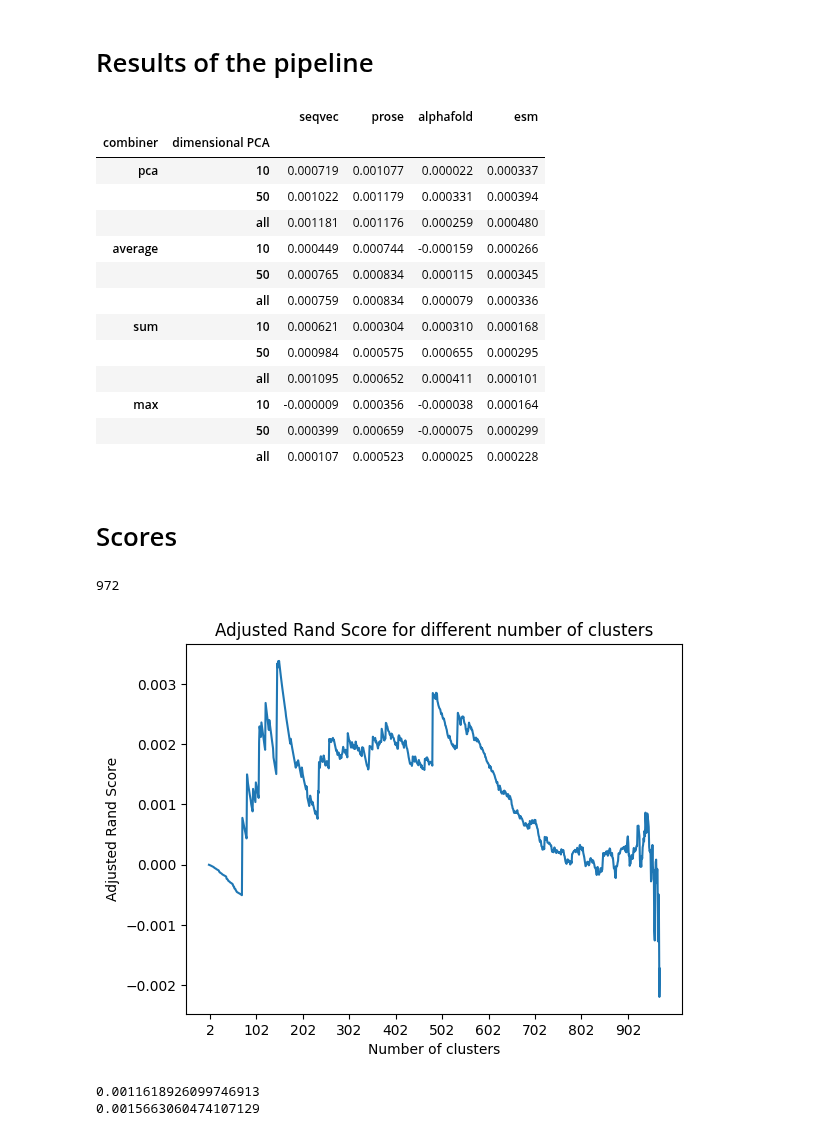
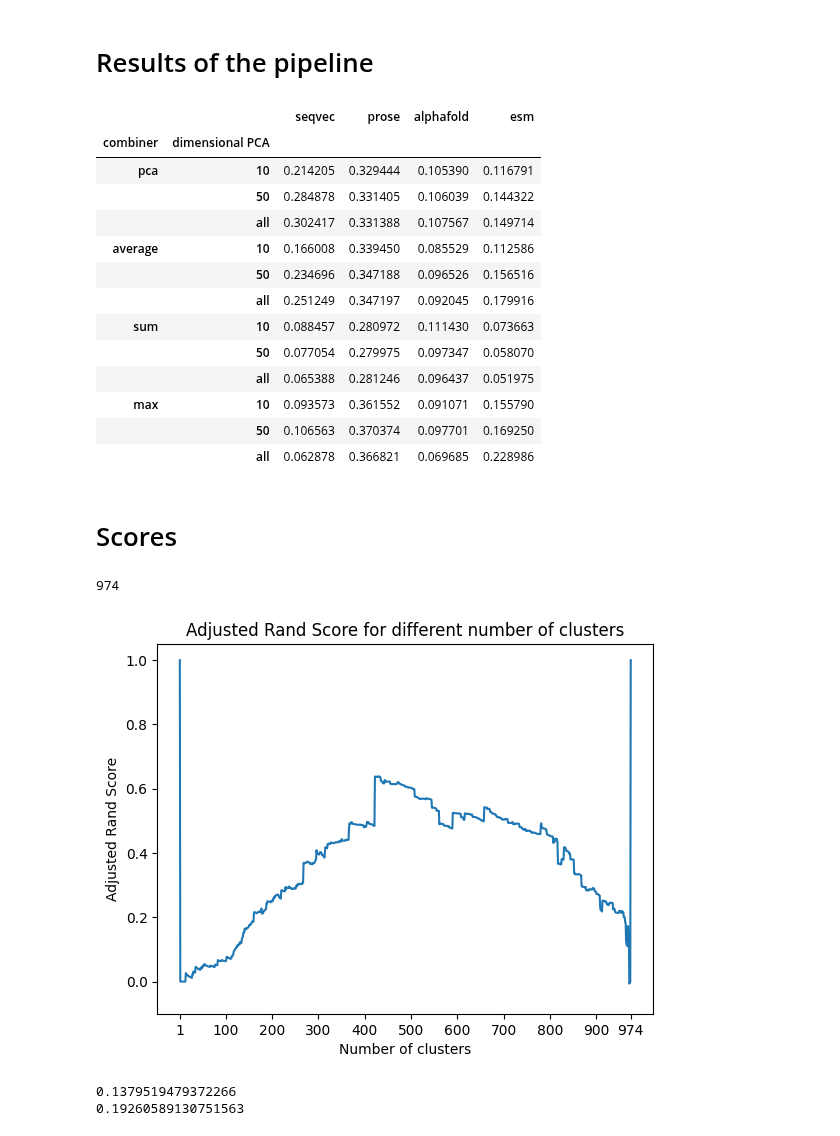
Before and after one commit to matteotolloso/BioEmbedding, a Jupyter notebook: results.ipynb, the cells around one changed output. Drawn from its saved outputs; the diff is of its cells as text; code cells hidden in the pictures.

```diff
--- a/results.ipynb
+++ b/results.ipynb
@@ -3,9 +3,16 @@
 # %%
 import pickle
 from autoembedding.results_manager import results2table
+from pathlib import Path
 
 # PATH = "./results/phylogenetic_results_emoglobina.pkl"
+# PATH = "./results/enrichment_results_emoglobina.pkl"
+
+# PATH = "./results/phylogenetic_results_topo.pkl"
 PATH = "./results/enrichment_results_topo.pkl"
+
+# PATH = "./results/phylogenetic_results_batterio.pkl"
+# PATH = "./results/enrichment_results_batterio.pkl"
 
 
 results = pickle.load(open(PATH, "rb"))
@@ -21,29 +28,32 @@ r, best_lst = results2table(
     combiners = ["pca", "average", "sum", "max"],
     pcas = [ '10', '50', 'all'],
     metric="mean_adjusted_rand_score",
+
     preferred_metric_embedding="euclidean",
-    preferred_method_embedding="ward",
-    preferred_metric_gt="euclidean",
-    preferred_method_gt="ward",
+    preferred_method_embedding="average",
+
+    preferred_metric_gt="euclidean", # euclidean, average: equivalent to UPGMA when the gt is the distance matrix
+    preferred_method_gt="average",
+
     preferred_edge_weight="jaccard",
-    preferred_annotation="taxonomy"
+    preferred_annotation="keywords"
 )
-# r.to_latex("./latex_output.tex")
+r.to_latex("./latex_output.tex")
 r
 # %% [output]
 |  |  | seqvec | prose | alphafold | esm |
 | combiner | dimensional PCA |  |  |  |  |
-| pca | 10 | 0.000719 | 0.001077 | 0.000022 | 0.000337 |
-|  | 50 | 0.001022 | 0.001179 | 0.000331 | 0.000394 |
-|  | all | 0.001181 | 0.001176 | 0.000259 | 0.000480 |
-| average | 10 | 0.000449 | 0.000744 | -0.000159 | 0.000266 |
-|  | 50 | 0.000765 | 0.000834 | 0.000115 | 0.000345 |
-|  | all | 0.000759 | 0.000834 | 0.000079 | 0.000336 |
-| sum | 10 | 0.000621 | 0.000304 | 0.000310 | 0.000168 |
-|  | 50 | 0.000984 | 0.000575 | 0.000655 | 0.000295 |
-|  | all | 0.001095 | 0.000652 | 0.000411 | 0.000101 |
-| max | 10 | -0.000009 | 0.000356 | -0.000038 | 0.000164 |
-|  | 50 | 0.000399 | 0.000659 | -0.000075 | 0.000299 |
-|  | all | 0.000107 | 0.000523 | 0.000025 | 0.000228 |
+| pca | 10 | 0.214205 | 0.329444 | 0.105390 | 0.116791 |
+|  | 50 | 0.284878 | 0.331405 | 0.106039 | 0.144322 |
+|  | all | 0.302417 | 0.331388 | 0.107567 | 0.149714 |
+| average | 10 | 0.166008 | 0.339450 | 0.085529 | 0.112586 |
+|  | 50 | 0.234696 | 0.347188 | 0.096526 | 0.156516 |
+|  | all | 0.251249 | 0.347197 | 0.092045 | 0.179916 |
+| sum | 10 | 0.088457 | 0.280972 | 0.111430 | 0.073663 |
+|  | 50 | 0.077054 | 0.279975 | 0.097347 | 0.058070 |
+|  | all | 0.065388 | 0.281246 | 0.096437 | 0.051975 |
+| max | 10 | 0.093573 | 0.361552 | 0.091071 | 0.155790 |
+|  | 50 | 0.106563 | 0.370374 | 0.097701 | 0.169250 |
+|  | all | 0.062878 | 0.366821 | 0.069685 | 0.228986 |
 # %% [markdown]
 # Scores
@@ -50,24 +63,34 @@ r
 # %%
+# do not plot the first and last CUT elements
+
 import matplotlib.pyplot as plt
 import numpy as np
 
-# reverse the list, since the first element represent each point in its own cluster
-best_lst = best_lst[::-1]
+# add 1 to to the beginning and the end of the best_list
+best_lst.insert(0, 1)
+best_lst.append(1)
+
 
 plt.xlabel("Number of clusters")
 plt.ylabel("Adjusted Rand Score")
 plt.title("Adjusted Rand Score for different number of clusters")
-plt.xticks(range(2, len(best_lst)+2, 100))
 
+plt.ylim(-0.1, 1.05)
+
+X = [i for i in range(1, len(best_lst) + 1)]
 print(len(best_lst))
-plt.plot(best_lst)
-plt.savefig("results.eps")
+
+plt.xticks([i for i in range(0, len(best_lst)+1, 100)][1:] + [1] + [len(best_lst)])
+
+
+plt.plot(X, best_lst)
+plt.savefig(Path(PATH).stem + '.eps')
 # %% [output]
-972
+974
-[figure, old version]
+[figure, new version]
 # %%
 print(np.median(best_lst))
 print(np.mean(best_lst))
 # %% [output]
-0.0011618926099746913
-0.0015663060474107129
+0.1379519479372266
+0.19260589130751563
```
Also changed, not shown: parts of 1 cell of this notebook, 5 other files.
